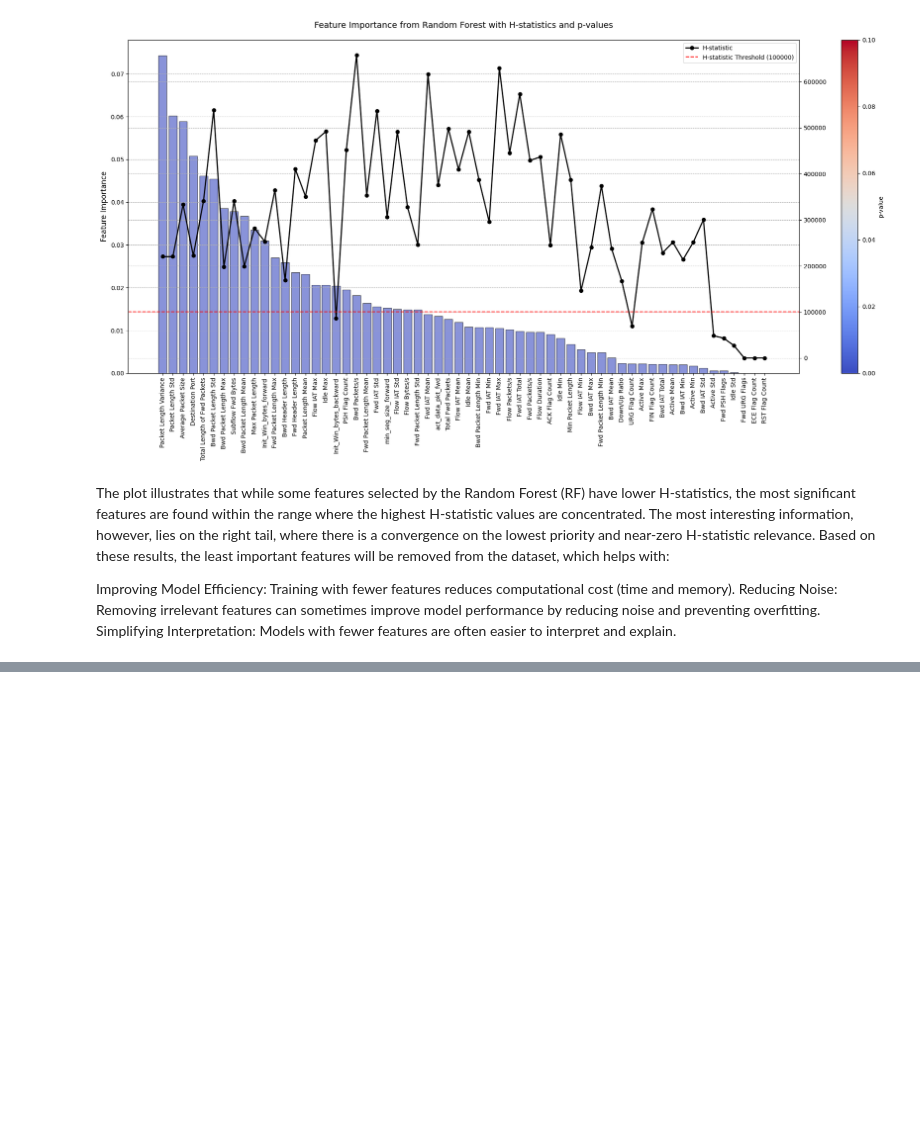
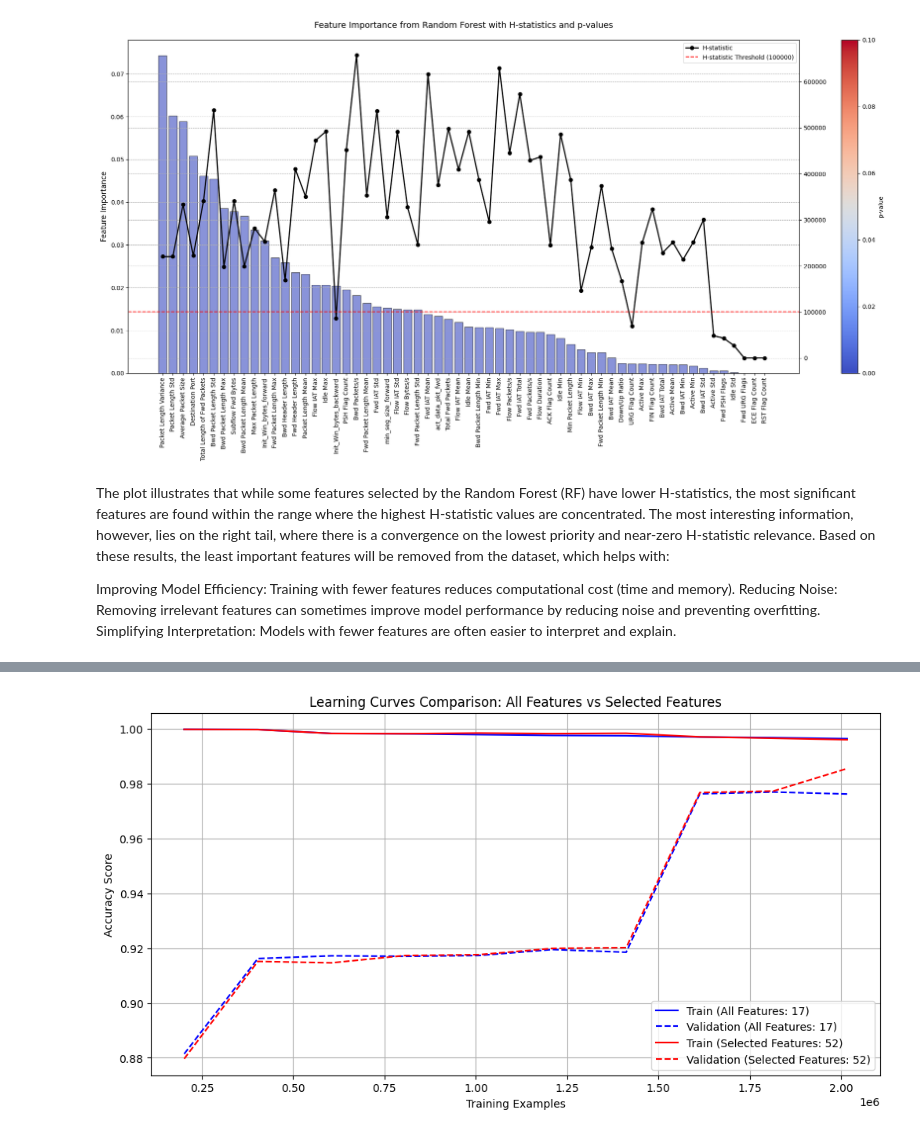
Before and after one commit to IamAdite/CiCIDS2017n2018MLSTUDY, a Jupyter notebook: cicids2017_prep/cicids2017_prep.ipynb, the cells around one changed output, grey strips where cells are left out. Cells and saved outputs as stored; diff of their text form; code cells hidden in the pictures; blank space fills up the shorter version.

```diff
--- a/cicids2017_prep/cicids2017_prep.ipynb
+++ b/cicids2017_prep/cicids2017_prep.ipynb
@@ -1097,0 +1240,2 @@ df.to_csv('cicids2017_FeatSelected.csv', index=False)
+# %%
+df_selected = pd.read_csv('cicids2017_FeatSelected.csv', engine='python')
@@ -1097,0 +1343,4 @@ df.to_csv('cicids2017_FeatSelected.csv', index=False)
+# %%
+plot_learning_curves_comparison(df, df_selected)
+# %% [output]
+[figure, added]
```
Also changed, not shown: parts of 30 cells of this notebook.
